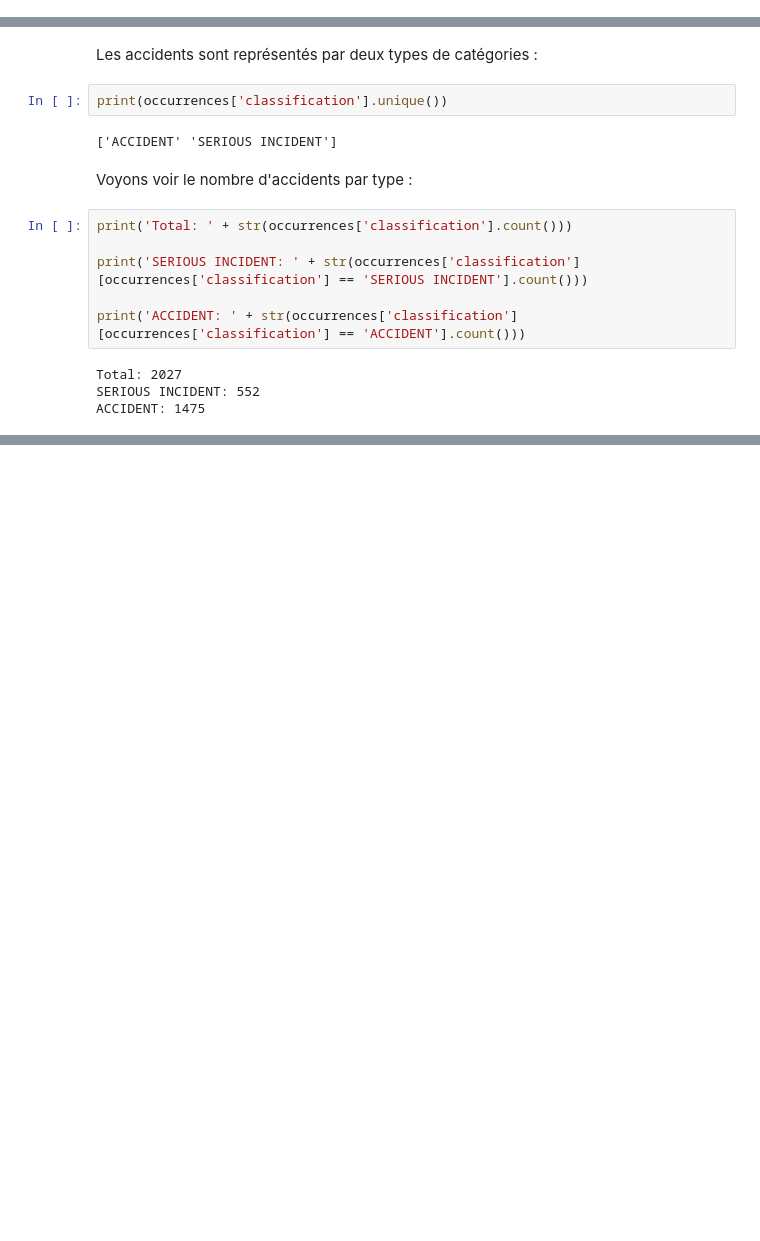
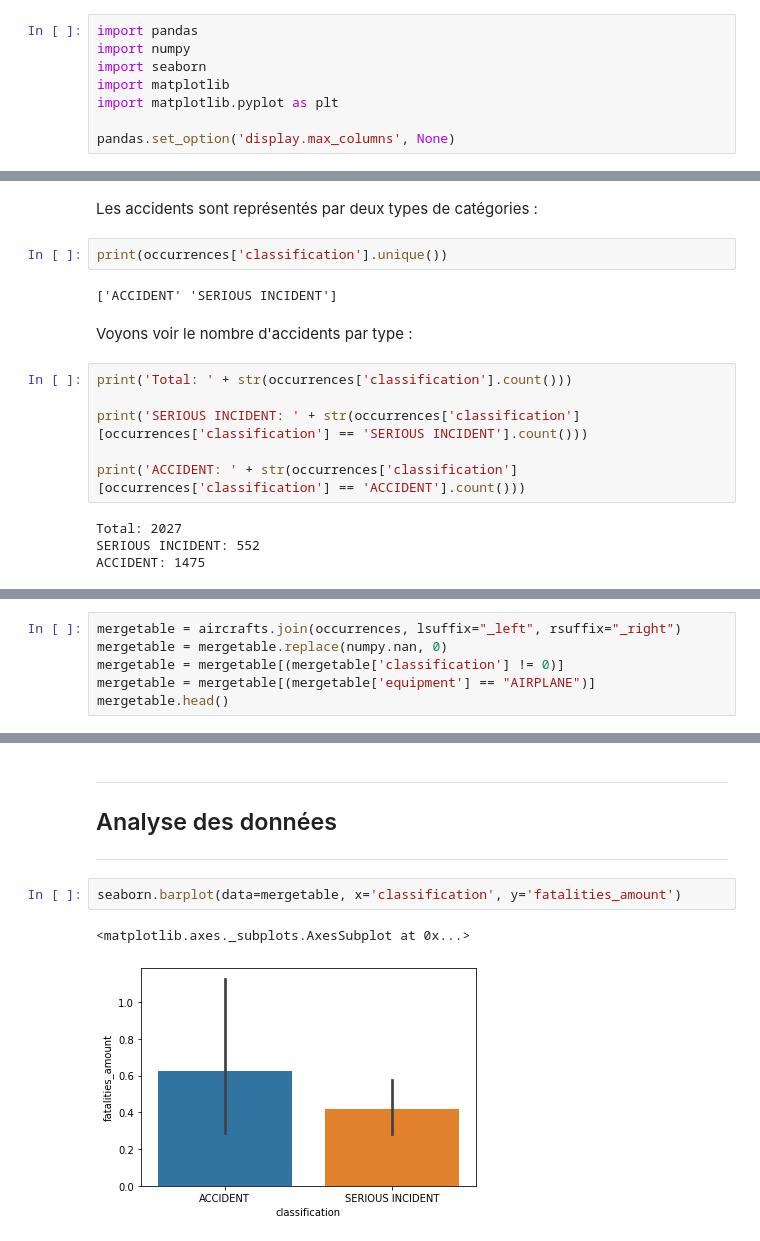
Before and after one commit to Ayoub-Moutaouakil/ProjetPythonDA, a Jupyter notebook: ProjetPythonDA.ipynb, the cells around one changed output, grey strips where cells are left out. Drawn from its saved outputs; the diff is of its cells as text; blank space fills up the shorter version.

```diff
--- a/ProjetPythonDA.ipynb
+++ b/ProjetPythonDA.ipynb
@@ -26,3 +23,11 @@ import numpy
+# %%
+import pandas
+import numpy
+import seaborn
+import matplotlib
+import matplotlib.pyplot as plt
+
+pandas.set_option('display.max_columns', None)
 # %% [markdown]
 Lecture des données contenant les informations des avions (date de construction, type de moteur, numéro d'identification, etc...)
 # %%
@@ -104,0 +79,6 @@ mergetable
+# %%
+mergetable = aircrafts.join(occurrences, lsuffix="_left", rsuffix="_right")
+mergetable = mergetable.replace(numpy.nan, 0)
+mergetable = mergetable[(mergetable['classification'] != 0)]
+mergetable = mergetable[(mergetable['equipment'] == "AIRPLANE")]
+mergetable.head()
@@ -104,0 +92,10 @@ mergetable
+# %% [markdown]
+---
+Analyse des données
+---
+---
+# %%
+seaborn.barplot(data=mergetable, x='classification', y='fatalities_amount')
+# %% [output]
+<matplotlib.axes._subplots.AxesSubplot at 0x...>
+[figure, added]
```
Also changed, not shown: parts of 20 cells of this notebook.
